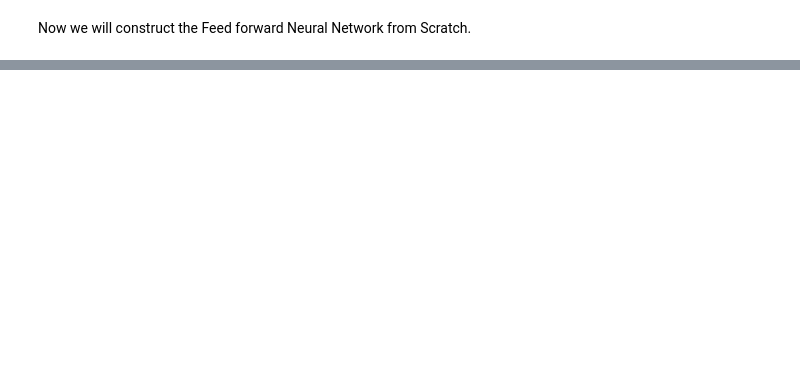
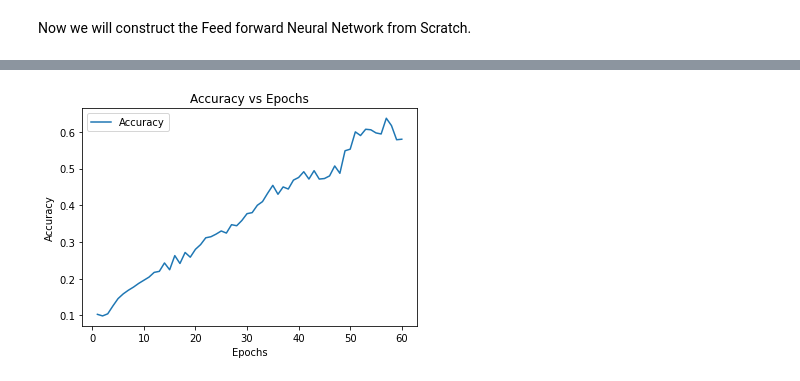
Before and after one commit to Shivansh20128/DL-Assignments, a Jupyter notebook: 2020128-A1/hello.ipynb, the cells around one changed output, grey strips where cells are left out. Cells and saved outputs as stored; diff of their text form; code cells hidden in the pictures; blank space fills up the shorter version.

```diff
--- a/2020128-A1/hello.ipynb
+++ b/2020128-A1/hello.ipynb
@@ -487,0 +619,11 @@ Now we will construct the Feed forward Neural Network from Scratch.
+# %%
+import matplotlib.pyplot as plt
+plt.plot(epoch_list, train_accuracy_list, label='Accuracy')
+
+plt.xlabel('Epochs')
+plt.ylabel('Accuracy')
+plt.title('Accuracy vs Epochs')
+plt.legend()
+plt.show()
+# %% [output]
+[figure, added]
```
Also changed, not shown: parts of 27 cells of this notebook.
